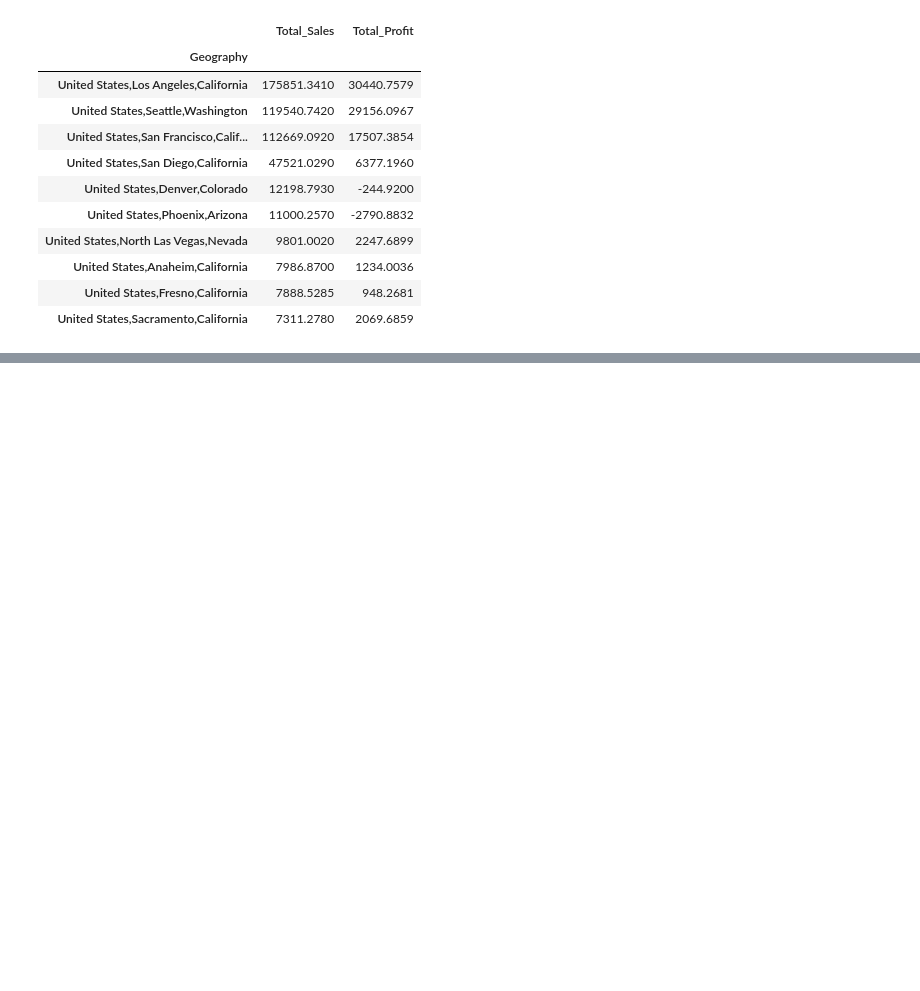
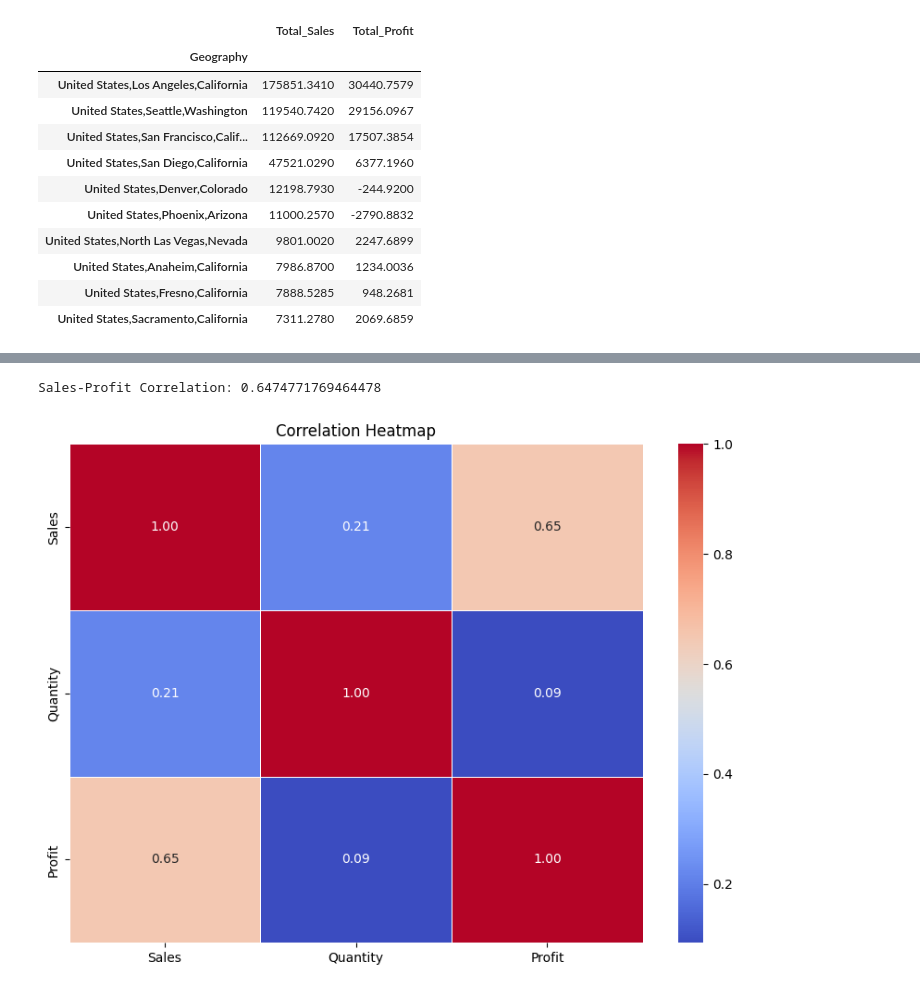
Before and after one commit to Mariam732/Retail-sales-analysis, a Jupyter notebook: notebooks/RetailSalesAnalysisV01.ipynb, the cells around one changed output, grey strips where cells are left out. Cells and saved outputs as stored; diff of their text form; code cells hidden in the pictures; blank space fills up the shorter version.

```diff
--- a/notebooks/RetailSalesAnalysisV01.ipynb
+++ b/notebooks/RetailSalesAnalysisV01.ipynb
@@ -611,0 +641,13 @@ display(top_10_sales)
+# %%
+# ==========================================
+# 2. Extract Year and Month
+# ==========================================
+
+# Extract the year from the Order Date column
+df_cleann["Year"] = df_cleann["Order Date"].dt.year
+
+# Extract the month from the Order Date column
+df_cleann["Month"] = df_cleann["Order Date"].dt.month
+
+# Display the Order Date, Year, and Month columns
+display(df_cleann[["Order Date", "Year", "Month"]].head())
@@ -611,0 +908,34 @@ display(top_10_sales)
+# %%
+# Calculate correlation between Sales and Profit
+correlation = df_cleann["Sales"].corr(
+    df_cleann["Profit"]
+)
+
+print("Sales-Profit Correlation:", correlation)
+# %% [output]
+Sales-Profit Correlation: 0.6474771769464478
+# %%
+import seaborn as sns
+import matplotlib.pyplot as plt
+
+# Select numerical columns
+numeric_data = df_cleann.select_dtypes(include="number")
+
+# Calculate correlation matrix
+correlation_matrix = numeric_data.corr()
+
+# Create heatmap
+plt.figure(figsize=(10, 7))
+
+sns.heatmap(
+    correlation_matrix,
+    annot=True,
+    cmap="coolwarm",
+    fmt=".2f",
+    linewidths=0.5
+)
+
+plt.title("Correlation Heatmap")
+plt.show()
+# %% [output]
+[figure, added]
```
Also changed, not shown: parts of 18 cells of this notebook.
